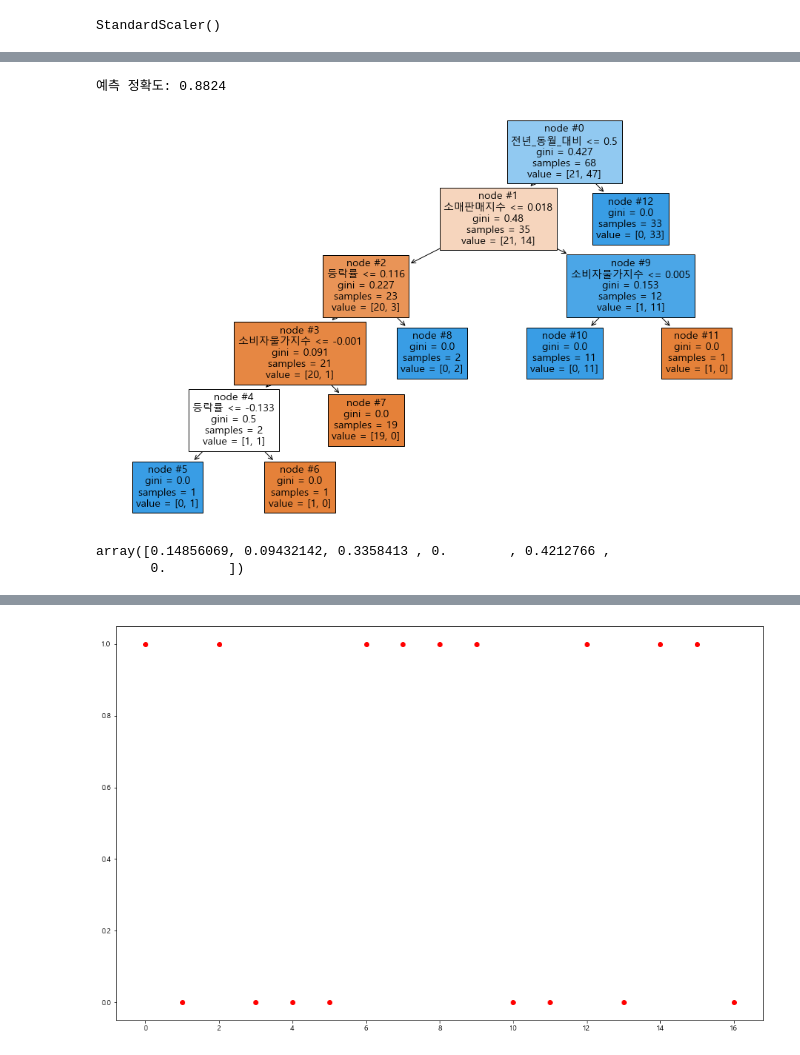
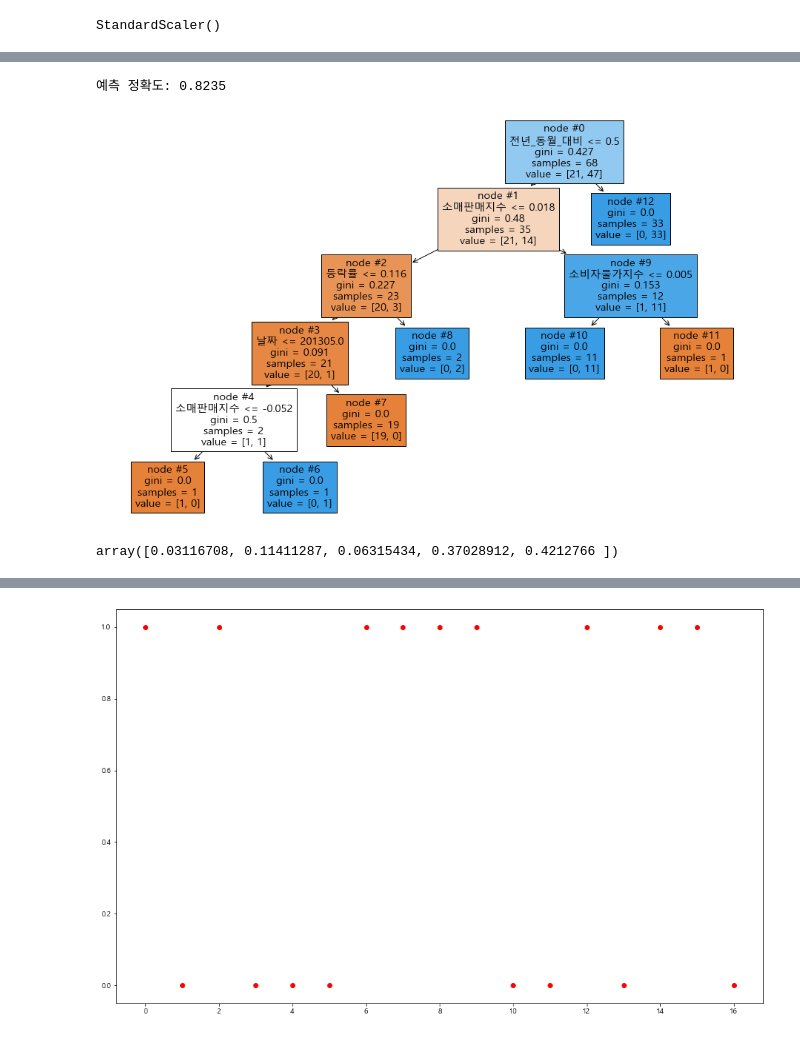
Before and after one commit to jkim0313/project1_dajopay, a Jupyter notebook: decisiontree.ipynb, the cells around one changed output, grey strips where cells are left out. Saved outputs shown, nothing was run; the diff lists cells and outputs as text; code cells hidden in the pictures.

```diff
--- a/decisiontree.ipynb
+++ b/decisiontree.ipynb
@@ -2,7 +2,7 @@
 import pandas as pd
 
 # df = pd.read_csv('./data/test_df.csv', encoding='cp949')
-df = pd.read_csv('./data/test2_df.csv')
+df = pd.read_csv('./data/whole_df.csv')
 df.drop(columns="Unnamed: 0", inplace=True)
 # df["날짜"] = pd.to_datetime(df["날짜"], format='%Y%m')      # 데이터 타입 datetime으로 변경
 # df["날짜"] = df["날짜"].dt.strftime('%Y%m') # datetime 형식 설정
@@ -91,7 +109,14 @@ print('랜덤포레스트 test data score : ',np.mean(scores_randomforest['test_
 # %%
 from sklearn.metrics import accuracy_score
+from sklearn.model_selection import train_test_split
 
-X_train, X_test, y_train, y_test = train_test_split(data, target, test_size = .2, random_state=11)
+# X_train, X_test, y_train, y_test = train_test_split(data, target, test_size = .2, random_state=11)
+
+X_train = df.loc[0:84, ["날짜", "서적/문구", "소비자물가지수", "소매판매지수", "전년_동월_대비"]]
+X_test = df.loc[0:84]
+
+y_train = df.loc[85:96, ["날짜", "서적/문구", "소비자물가지수", "소매판매지수", "전년_동월_대비"]]
+y_test = df.loc[85:96]
 # %%
 df_clf = DecisionTreeClassifier(random_state=11)
 # %%
@@ -106,24 +141,23 @@ array([1, 1, 0, 0, 1, 1, 1, 1, 1, 1, 0, 1, 1, 1, 1, 1, 1], dtype=int64)
 # %%
 print('예측 정확도: {0:.4f}'.format(accuracy_score(y_test, X_pred)))
 # %% [output]
-예측 정확도: 0.8824
+예측 정확도: 0.8235
 # %%
 from sklearn.tree import plot_tree
 
-feature_names = ["등락률", "소비자물가지수", "소매판매지수", "전체_평균_대비", "전년_동월_대비", "월"]
+feature_names = ["날짜", "등락률", "소비자물가지수", "소매판매지수",  "전년_동월_대비"]
 
 plt.rcParams["font.family"] = "Malgun Gothic"
 
 plt.figure(figsize=(16,10))
 plot_tree(df_clf, filled=True, feature_names=feature_names, node_ids=True)
 plt.show()
 # %% [output]
-[figure, old version]
+[figure, new version]
 # %%
 df_clf.feature_importances_
 # %% [output]
-array([0.14856069, 0.09432142, 0.3358413 , 0.        , 0.4212766 ,
-       0.        ])
+array([0.03116708, 0.11411287, 0.06315434, 0.37028912, 0.4212766 ])
 # %%
 # 피처 중요도 시각화
 import seaborn as sns
```
Also changed, not shown: parts of 12 cells of this notebook, 2 other files.
